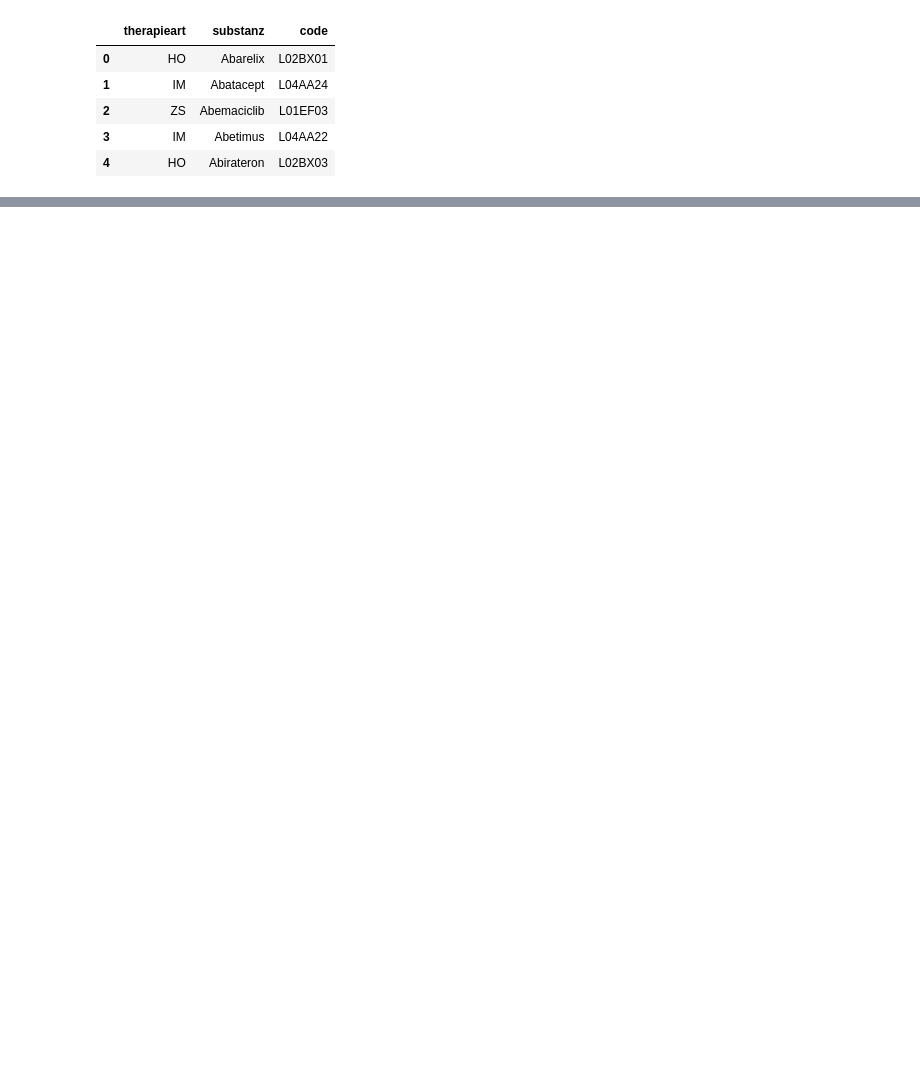
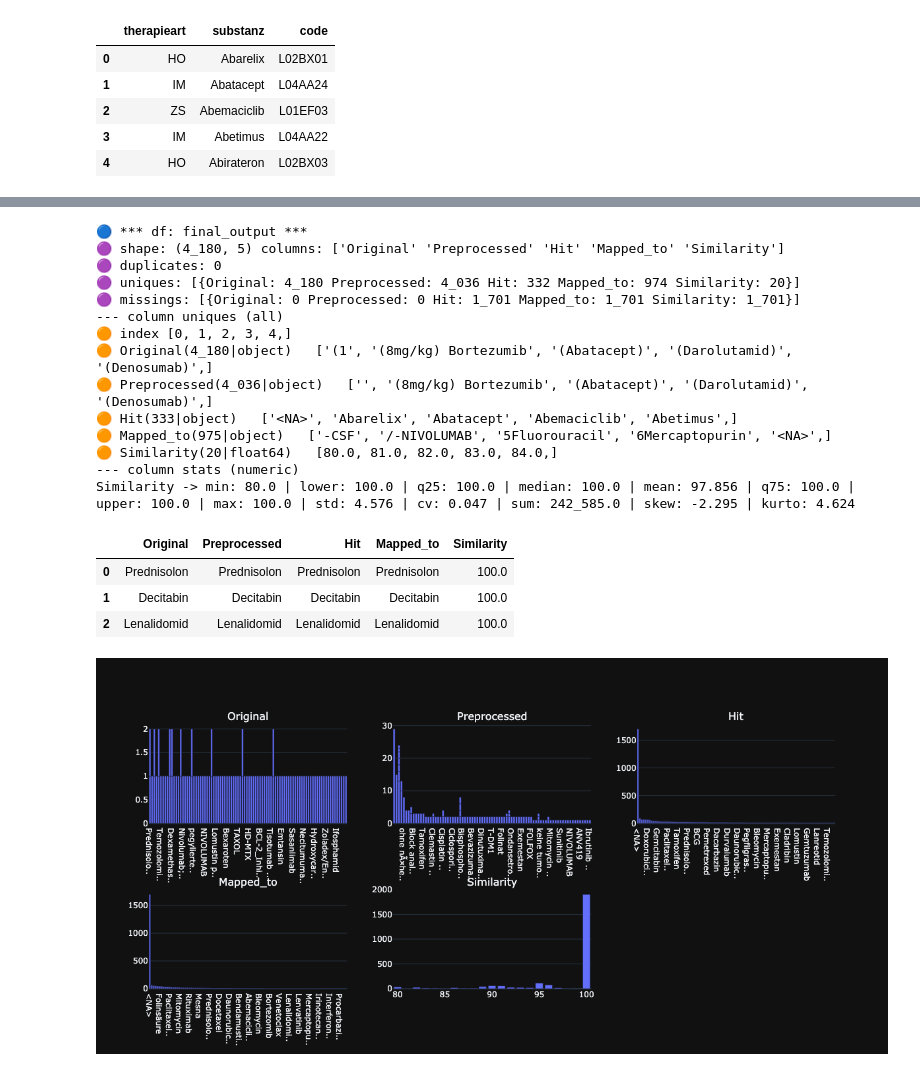
Before and after one commit to smeisegeier/spacy_matching, a Jupyter notebook: src/notebook.ipynb, the cells around one changed output, grey strips where cells are left out. Drawn from its saved outputs; the diff is of its cells as text; code cells hidden in the pictures; blank space fills up the shorter version.

```diff
--- a/src/notebook.ipynb
+++ b/src/notebook.ipynb
@@ -112 +192,28 @@ def create_service_variable(
+# %%
+tbl.describe_df(
+    final_output,
+    "final_output",
+    top_n_uniques=5,
+    top_n_chars_in_index=10,
+)
+# %% [output]
+🔵 *** df: final_output ***
+🟣 shape: (4_180, 5) columns: ['Original' 'Preprocessed' 'Hit' 'Mapped_to' 'Similarity']
+🟣 duplicates: 0
+🟣 uniques: [{Original: 4_180 Preprocessed: 4_036 Hit: 332 Mapped_to: 974 Similarity: 20}]
+🟣 missings: [{Original: 0 Preprocessed: 0 Hit: 1_701 Mapped_to: 1_701 Similarity: 1_701}]
+--- column uniques (all)
+🟠 index [0, 1, 2, 3, 4,]
+🟠 Original(4_180|object)   ['(1', '(8mg/kg) Bortezumib', '(Abatacept)', '(Darolutamid)', '(Denosumab)',]
+🟠 Preprocessed(4_036|object)   ['', '(8mg/kg) Bortezumib', '(Abatacept)', '(Darolutamid)', '(Denosumab)',]
+🟠 Hit(333|object)   ['<NA>', 'Abarelix', 'Abatacept', 'Abemaciclib', 'Abetimus',]
+🟠 Mapped_to(975|object)   ['-CSF', '/-NIVOLUMAB', '5Fluorouracil', '6Mercaptopurin', '<NA>',]
+🟠 Similarity(20|float64)   [80.0, 81.0, 82.0, 83.0, 84.0,]
+--- column stats (numeric)
+Similarity -> min: 80.0 | lower: 100.0 | q25: 100.0 | median: 100.0 | mean: 97.856 | q75: 100.0 | upper: 100.0 | max: 100.0 | std: 4.576 | cv: 0.047 | sum: 242_585.0 | skew: -2.295 | kurto: 4.624
+|  | Original | Preprocessed | Hit | Mapped_to | Similarity |
+| 0 | Prednisolon | Prednisolon | Prednisolon | Prednisolon | 100.0 |
+| 1 | Decitabin | Decitabin | Decitabin | Decitabin | 100.0 |
+| 2 | Lenalidomid | Lenalidomid | Lenalidomid | Lenalidomid | 100.0 |
+[figure, added]
 # %%
```
Also changed, not shown: parts of 10 cells of this notebook, 4 other files.
